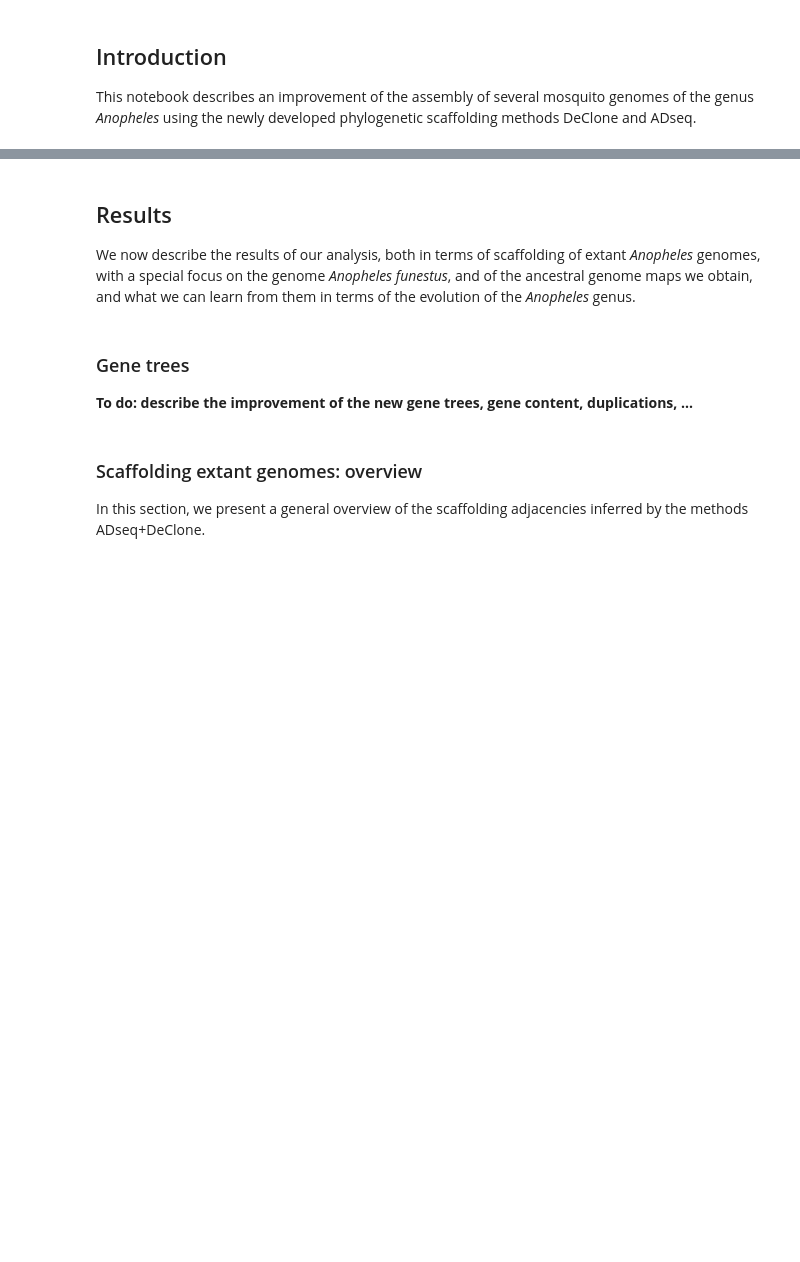
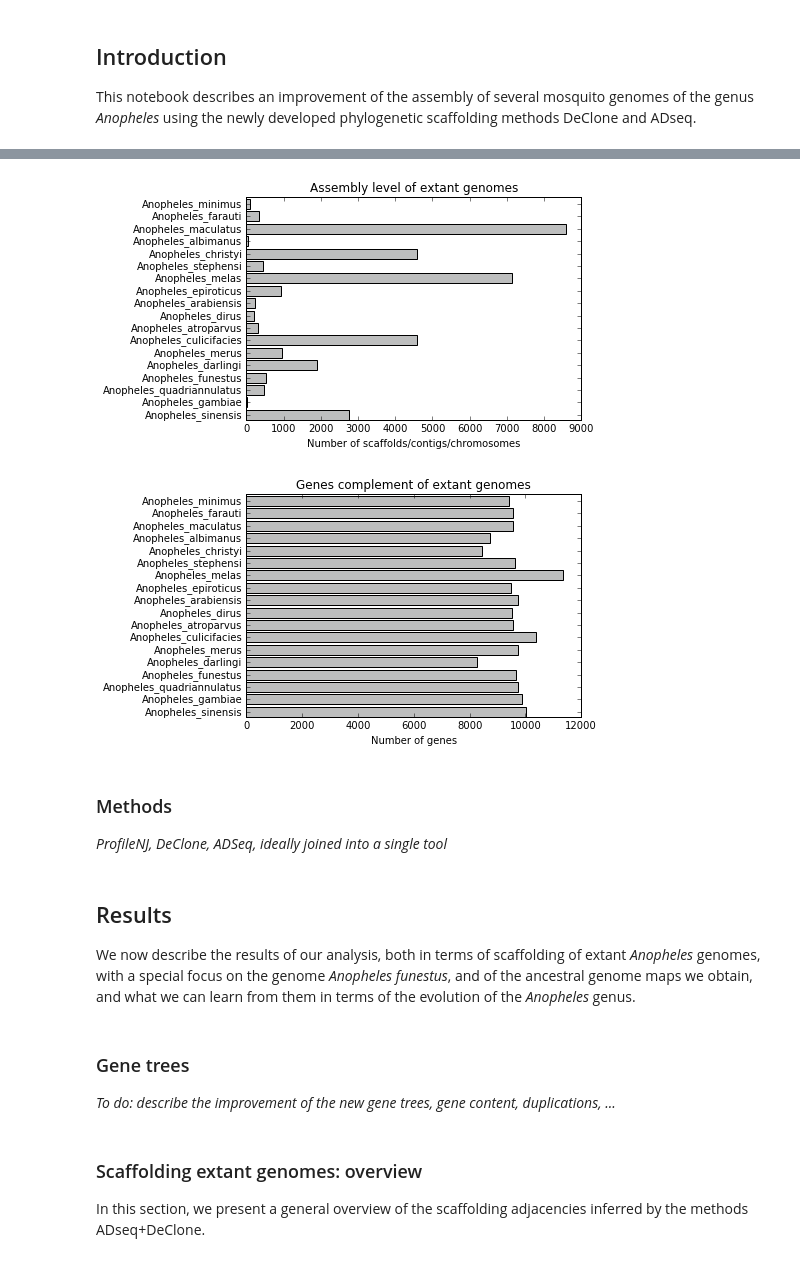
Before and after one commit to YoannAnselmetti/ADseq_Anopheles, a Jupyter notebook: Anopheles phylogenetic scaffolding.ipynb, the cells around one changed output, grey strips where cells are left out. Cells and saved outputs as stored; diff of their text form; code cells hidden in the pictures; blank space fills up the shorter version.

```diff
--- a/Anopheles phylogenetic scaffolding.ipynb
+++ b/Anopheles phylogenetic scaffolding.ipynb
@@ -38,0 +49,15 @@ This notebook describes an improvement of the assembly of several mosquito genom
+# %%
+# Creating structures to access easily data and results
+
+# Adjacencies
+ALL_ADJ=DECLONE_adjacencies_list()
+ANC_ADJ=[adj for adj in ALL_ADJ if DECLONE_adj_species_name(adj)=="ANCESTRAL"]
+EXTANT_ADJ=[adj for adj in ALL_ADJ if DECLONE_adj_species_name(adj)!="ANCESTRAL"]
+SCAFF_ADJ=[adj for adj in EXTANT_ADJ if DECLONE_adj_score(adj)<1.0]
+# Species
+__ALL_SP_AUX={}
+for adj in ALL_ADJ:
+    __ALL_SP_AUX[(DECLONE_adj_species_id(adj),DECLONE_adj_species_name(adj))]=1
+ALL_SPECIES=[sp for sp in __ALL_SP_AUX.keys()]
+EXTANT_SPECIES=[sp for sp in ALL_SPECIES if sp[1]!="ANCESTRAL"]
+ANC_SPECIES=[sp for sp in ALL_SPECIES if sp[1]=="ANCESTRAL"]
@@ -39,3 +70,21 @@ This notebook describes an improvement of the assembly of several mosquito genom
+# %%
+# Plotting the fragmentation and number of genes of each genome
+GENOMES_EXTANT_FRAGMENTATION={sp[1]: {0: GENOMES_nbscf(sp[1])} for sp in EXTANT_SPECIES}
+xlabel = "Number of scaffolds/contigs/chromosomes"
+title  = "Assembly level of extant genomes"
+plot_scores_distribution_per_species(GENOMES_EXTANT_FRAGMENTATION, 1, 0.5, xlabel, title,0.8)
+
+GENOMES_EXTANT_NBGENES={sp[1]: {0: GENOMES_nbgenes(sp[1])} for sp in EXTANT_SPECIES}
+xlabel = "Number of genes"
+title  = "Genes complement of extant genomes"
+plot_scores_distribution_per_species(GENOMES_EXTANT_NBGENES, 1, 0.5, xlabel, title,0.8)
+# %% [output]
+[figure, added]
+[figure, added]
+# %% [markdown]
+### Methods
+
+*ProfileNJ, DeClone, ADSeq, ideally joined into a single tool*
 # %% [markdown]
 ## Results
 
@@ -43,4 +110,4 @@ We now describe the results of our analysis, both in terms of scaffolding of ext
 # %% [markdown]
 ### Gene trees
 
-**To do: describe the improvement of the new gene trees, gene content, duplications, ...**
+*To do: describe the improvement of the new gene trees, gene content, duplications, ...*
```
Also changed, not shown: parts of 21 cells of this notebook.
